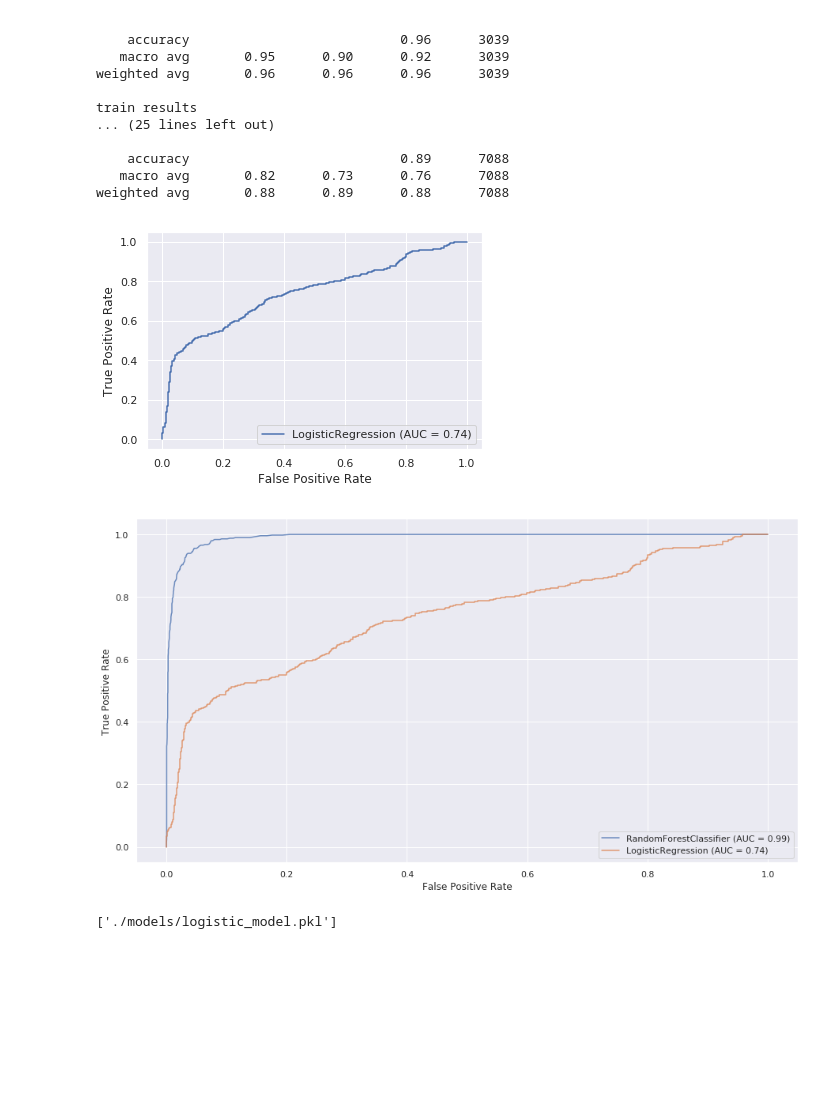
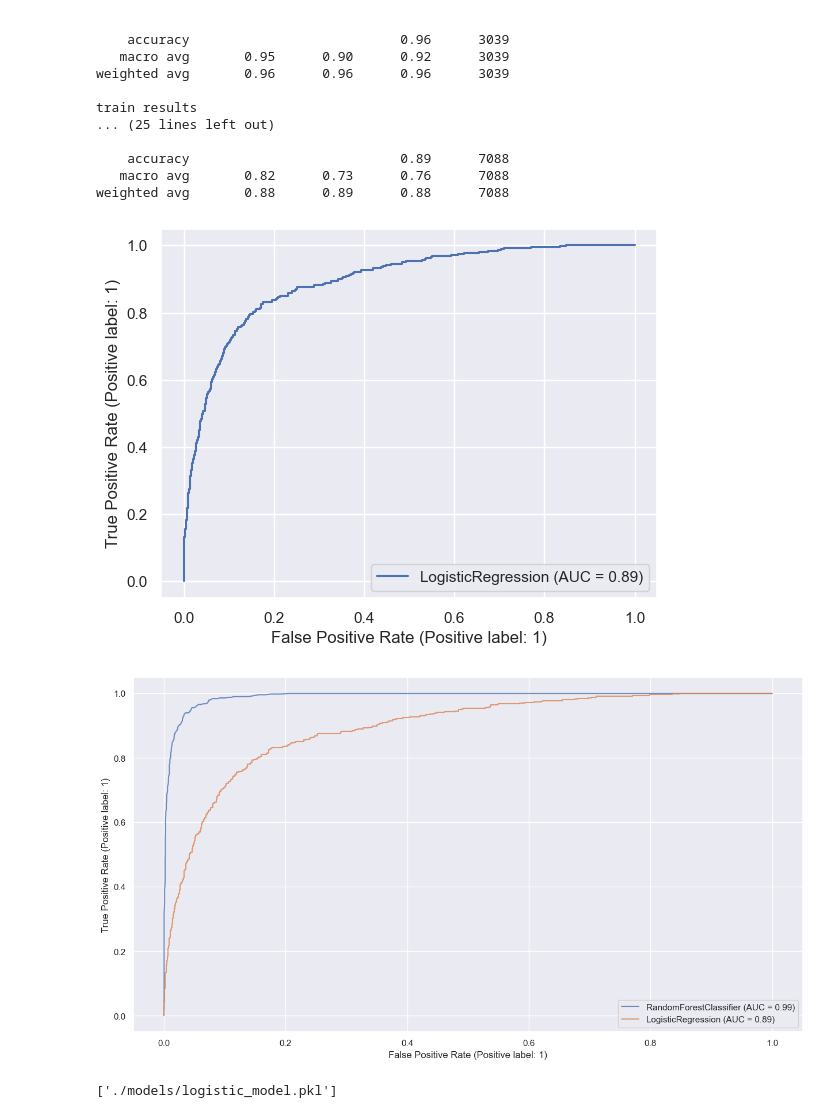
Before and after one commit to drjodyannjones/Predicting-Customer-Churn, a Jupyter notebook: churn_notebook.ipynb, the cells around one changed output. Drawn from its saved outputs; the diff is of its cells as text; code cells hidden in the pictures; blank space fills up the shorter version.

```diff
--- a/churn_notebook.ipynb
+++ b/churn_notebook.ipynb
@@ -183,0 +213,11 @@ df['Card_Category_Churn'] = card_lst
+# %%
+cat_columns = [    'Gender',    'Education_Level',    'Marital_Status',    'Income_Category',    'Card_Category'                ]
+
+for col in cat_columns:
+    col_lst = []
+    col_groups = df.groupby(col).mean(numeric_only=True)['Churn']
+
+    for val in df[col]:
+        col_lst.append(col_groups.loc[val])
+
+    df[f'{col}_Churn'] = col_lst
@@ -260,18 +311,18 @@ train results
    macro avg       0.82      0.73      0.76      7088
 weighted avg       0.88      0.89      0.88      7088
 # %%
-lrc_plot = plot_roc_curve(lrc, X_test, y_test)
+lrc_plot = RocCurveDisplay.from_estimator(lrc, X_test, y_test)
 # %% [output]
-[figure, old version]
+[figure, new version]
 # %%
 # plots
 plt.figure(figsize=(15, 8))
 ax = plt.gca()
-rfc_disp = plot_roc_curve(cv_rfc.best_estimator_, X_test, y_test, ax=ax, alpha=0.8)
+rfc_disp = RocCurveDisplay.from_estimator(cv_rfc.best_estimator_, X_test, y_test, ax=ax, alpha=0.8)
 lrc_plot.plot(ax=ax, alpha=0.8)
 plt.show()
 # %% [output]
-[figure, old version]
+[figure, new version]
 # %%
 # save best model
 joblib.dump(cv_rfc.best_estimator_, './models/rfc_model.pkl')
```
Also changed, not shown: parts of 16 cells of this notebook, 32 other files.
